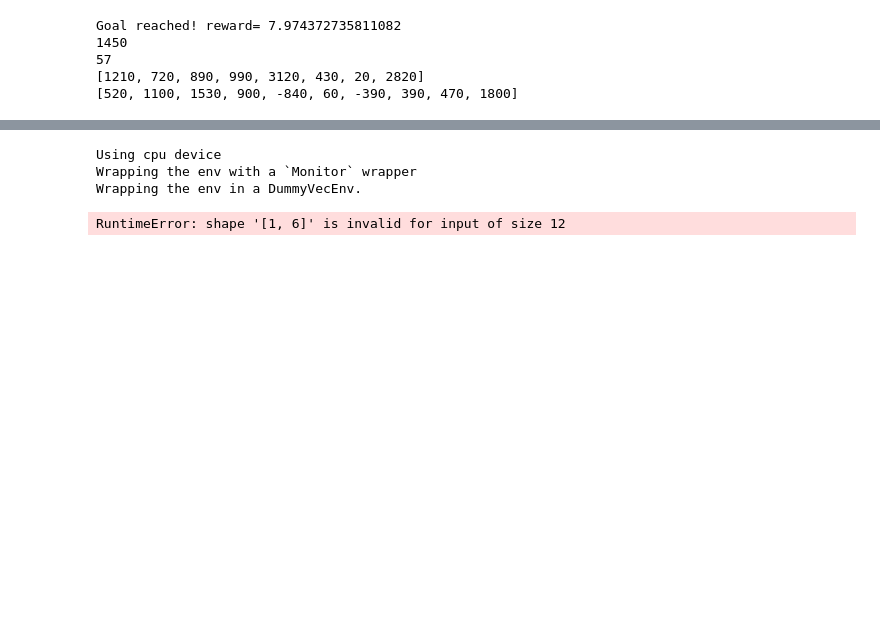
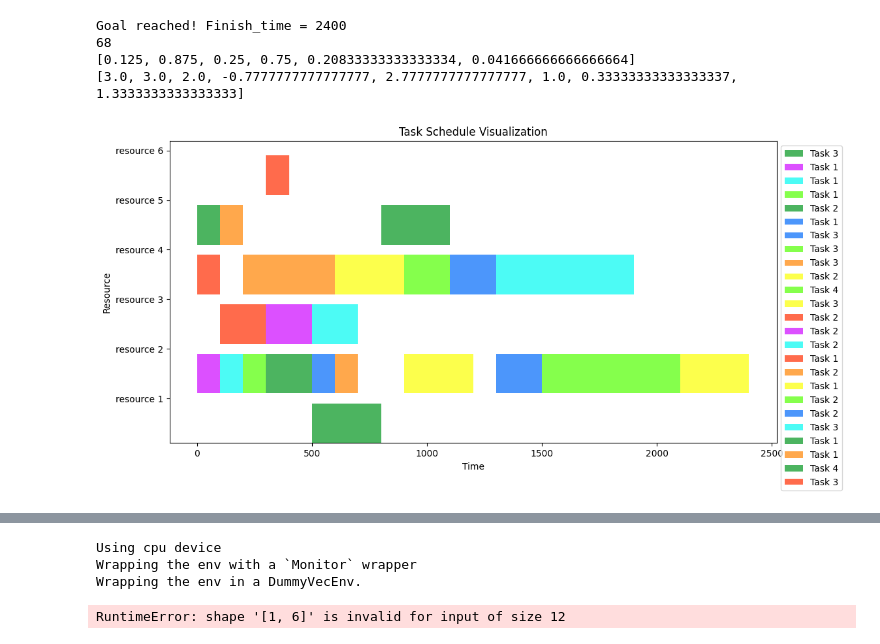
Before and after one commit to Huch0/RL-Scheduler, a Jupyter notebook: scheduler_env/Test_reward_system.ipynb, the cells around one changed output, grey strips where cells are left out. Cells and saved outputs as stored; diff of their text form; code cells hidden in the pictures; blank space fills up the shorter version.

```diff
--- a/scheduler_env/Test_reward_system.ipynb
+++ b/scheduler_env/Test_reward_system.ipynb
@@ -456,27 +541,27 @@ check_env(env)
 # %%
 env = SchedulingEnv()
 
 step = 0
 obs, _ = env.reset()
 
 while True:
     step += 1
     action = env.action_space.sample()
     obs, reward, terminated, truncated, info = env.step(action)
     done = terminated or truncated
     if done:
-        print("Goal reached!", "reward=", reward)
-        print(info['finish_time'])
+        print("Goal reached!", "Finish_time =", info['finish_time'])
         print(info['invalid_count'])
         print(info['resources_reward'])
         print(info['orders_reward'])
+        env.render()
         break
 # %% [output]
-Goal reached! reward= 7.974372735811082
-1450
-57
-[1210, 720, 890, 990, 3120, 430, 20, 2820]
-[520, 1100, 1530, 900, -840, 60, -390, 390, 470, 1800]
+Goal reached! Finish_time = 2400
+68
+[0.125, 0.875, 0.25, 0.75, 0.20833333333333334, 0.041666666666666664]
+[3.0, 3.0, 2.0, -0.7777777777777777, 2.7777777777777777, 1.0, 0.33333333333333337, 1.3333333333333333]
+[figure, added]
 # %%
 sum_finish_time = 0
 for _ in range(1000):
```
Also changed, not shown: parts of 8 cells of this notebook.
